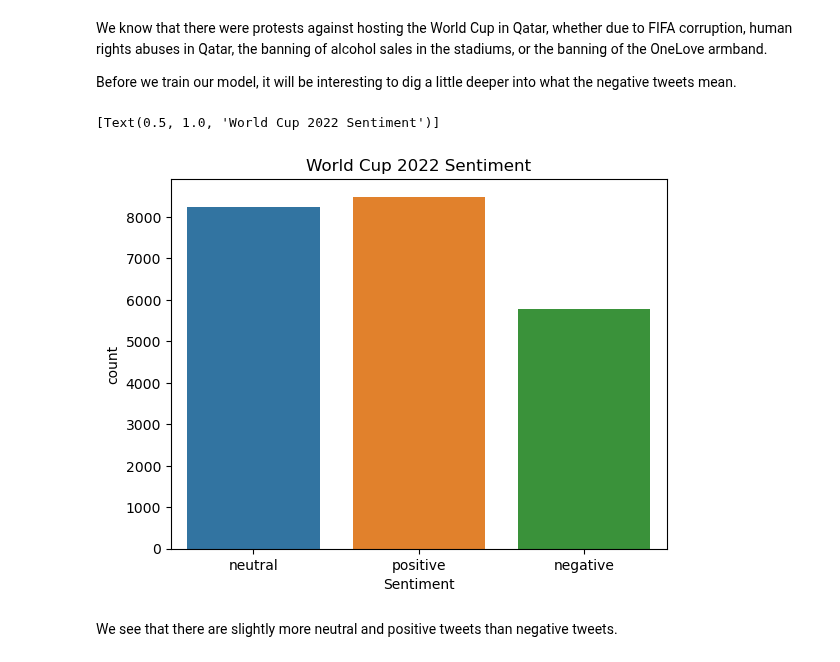
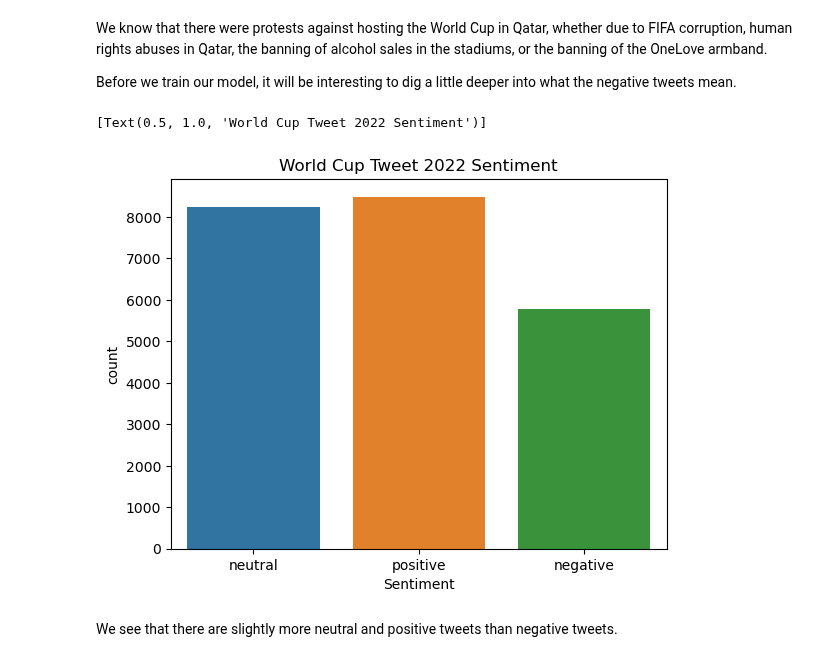
Before and after one commit to dandrea1/nlp-world-cup-2022, a Jupyter notebook: nlp_world_cup_2022.ipynb, the cells around one changed output. Drawn from its saved outputs; the diff is of its cells as text; code cells hidden in the pictures.

```diff
--- a/nlp_world_cup_2022.ipynb
+++ b/nlp_world_cup_2022.ipynb
@@ -44,10 +44,10 @@ We know that there were protests against hosting the World Cup in Qatar, whether
 Before we train our model, it will be interesting to dig a little deeper into what the negative tweets mean.
 # %%
 # See distribution of sentiment among tweet dataset.
-sns.countplot(x=tweets_df["Sentiment"]).set(title='World Cup 2022 Sentiment')
+sns.countplot(x=tweets_df["Sentiment"]).set(title='World Cup Tweet 2022 Sentiment')
 # %% [output]
-[Text(0.5, 1.0, 'World Cup 2022 Sentiment')]
+[Text(0.5, 1.0, 'World Cup Tweet 2022 Sentiment')]
-[figure, old version]
+[figure, new version]
 # %% [markdown]
 We see that there are slightly more neutral and positive tweets than negative tweets.
 # %%
```
Also changed, not shown: parts of 1 cell of this notebook, 5 other files.
